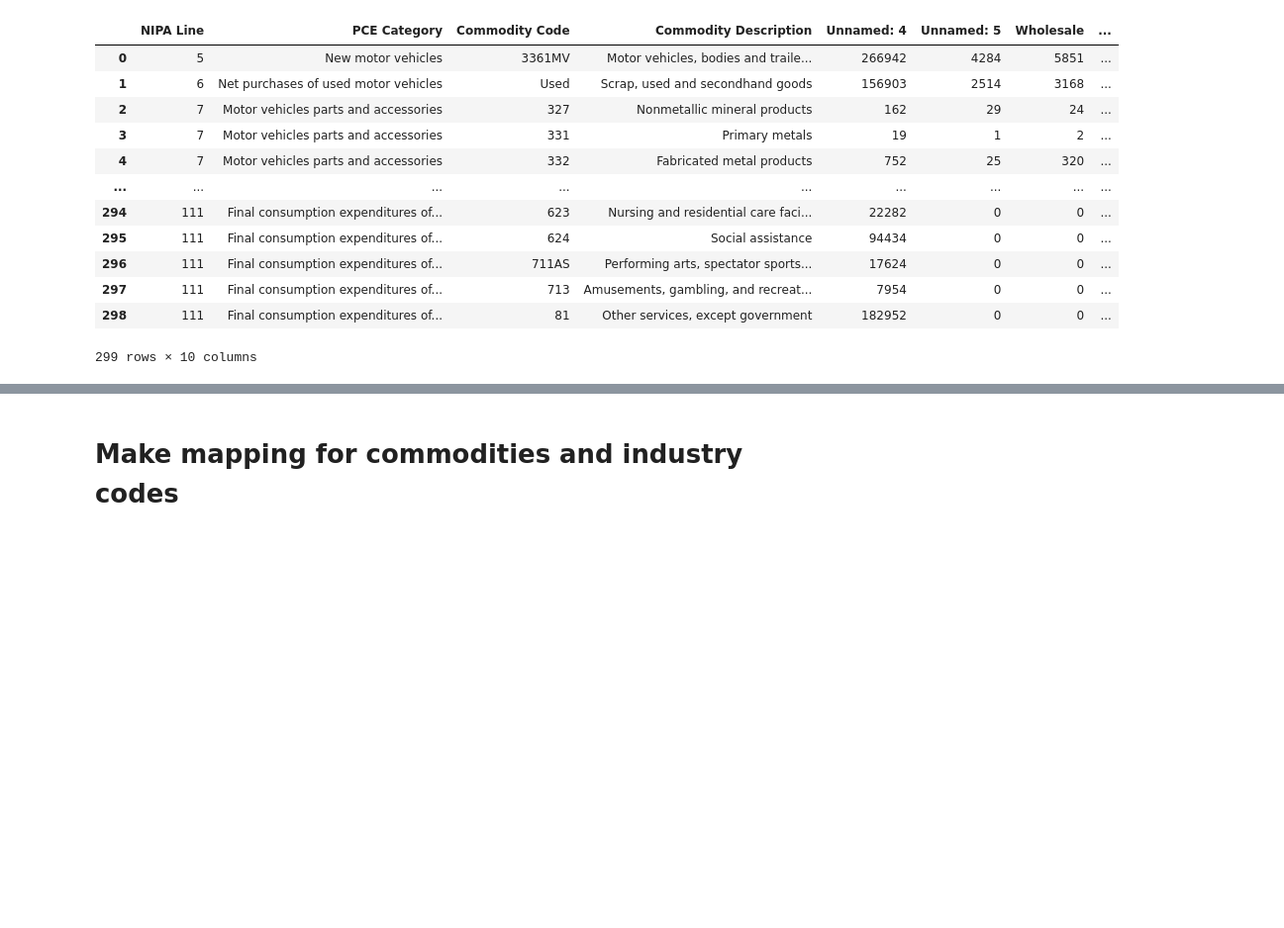
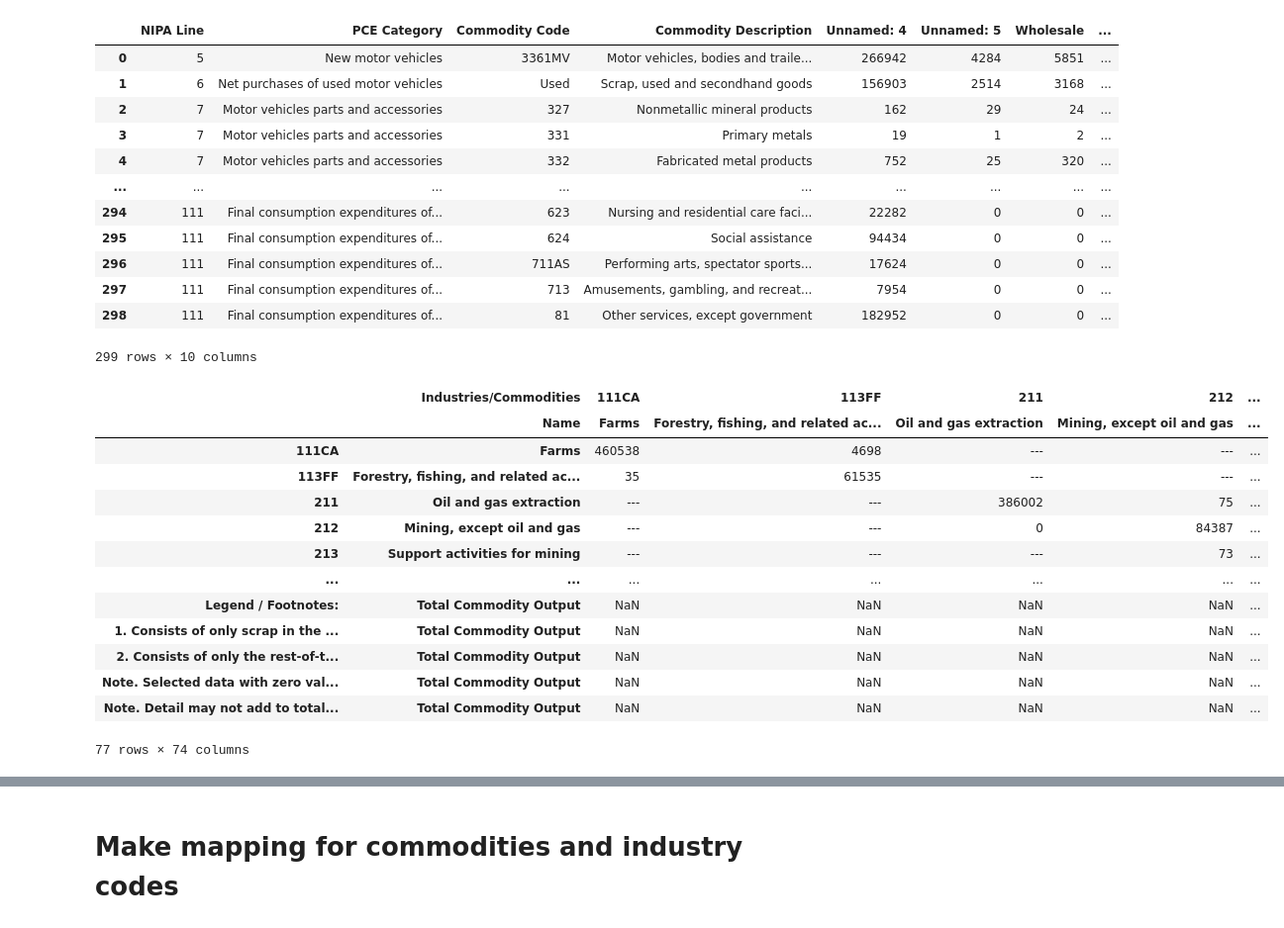
Before and after one commit to dnlwu/system-shocks, a Jupyter notebook: model_step.ipynb, the cells around one changed output, grey strips where cells are left out. Shown at 99% size. Drawn from its saved outputs; the diff is of its cells as text; code cells hidden in the pictures; blank space fills up the shorter version.

Commit message:
update methodology to use, make, imports

```diff
--- a/model_step.ipynb
+++ b/model_step.ipynb
@@ -11,7 +11,10 @@ data_config = {
     'dom_comm_use_fname':'domestic_comm_use.xlsx', # B^d matrix
     'gross_output_fname':'GrossOutput.xlsx', # used to calc v, m, delta P
     'int_in_fname':'IntermediateInputs.xlsx', # M
-    'val_add_fname':'ValueAdded.xlsx' # V
+    'val_add_fname':'ValueAdded.xlsx', # V
+    'make_fname':'MakeMatrices.xlsx', # make matrix
+    'use_fname':'UseMatrices.xlsx', # use matrix
+    'import_fname':'ImportMatrices.xlsx' # import matrix
 }
 time_config = {
     'start_year':1997, # inclusive
@@ -259,3 +140,29 @@ test_pce
 | 297 | 111 | Final consumption expenditures of... | 713 | Amusements, gambling, and recreat... | 7954 | 0 | 0 | ... |
 | 298 | 111 | Final consumption expenditures of... | 81 | Other services, except government | 182952 | 0 | 0 | ... |
 299 rows × 10 columns
+# %%
+def read_make():
+    df = pd.read_excel(
+        io=data_config['file_path']+data_config['make_fname'],
+        header=[5,6],
+        index_col=[0,1]
+    )
+    return df
+# %%
+raw_make = read_make()
+raw_make
+# %% [output]
+|  | Industries/Commodities | 111CA | 113FF | 211 | 212 | ... |
+|  | Name | Farms | Forestry, fishing, and related ac... | Oil and gas extraction | Mining, except oil and gas | ... |
+| 111CA | Farms | 460538 | 4698 | --- | --- | ... |
+| 113FF | Forestry, fishing, and related ac... | 35 | 61535 | --- | --- | ... |
+| 211 | Oil and gas extraction | --- | --- | 386002 | 75 | ... |
+| 212 | Mining, except oil and gas | --- | --- | 0 | 84387 | ... |
+| 213 | Support activities for mining | --- | --- | --- | 73 | ... |
+| ... | ... | ... | ... | ... | ... | ... |
+| Legend / Footnotes: | Total Commodity Output | NaN | NaN | NaN | NaN | ... |
+| 1. Consists of only scrap in the ... | Total Commodity Output | NaN | NaN | NaN | NaN | ... |
+| 2. Consists of only the rest-of-t... | Total Commodity Output | NaN | NaN | NaN | NaN | ... |
+| Note. Selected data with zero val... | Total Commodity Output | NaN | NaN | NaN | NaN | ... |
+| Note. Detail may not add to total... | Total Commodity Output | NaN | NaN | NaN | NaN | ... |
+77 rows × 74 columns
```
Also changed, not shown: parts of 58 cells of this notebook, 3 other files.
